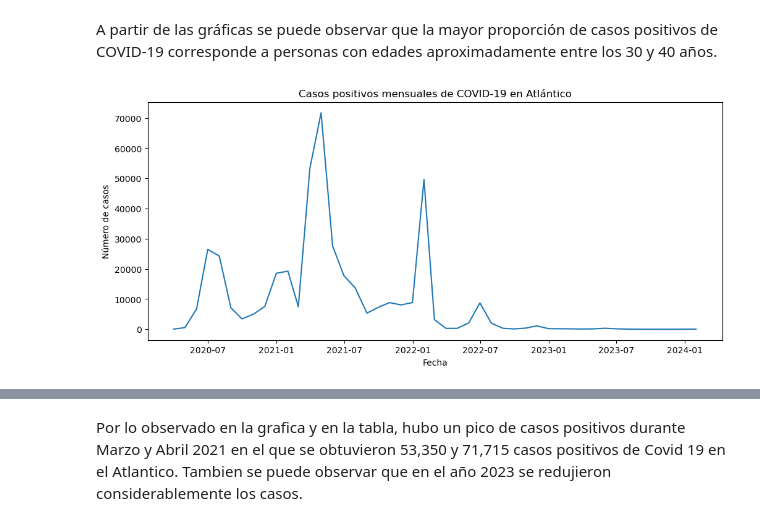
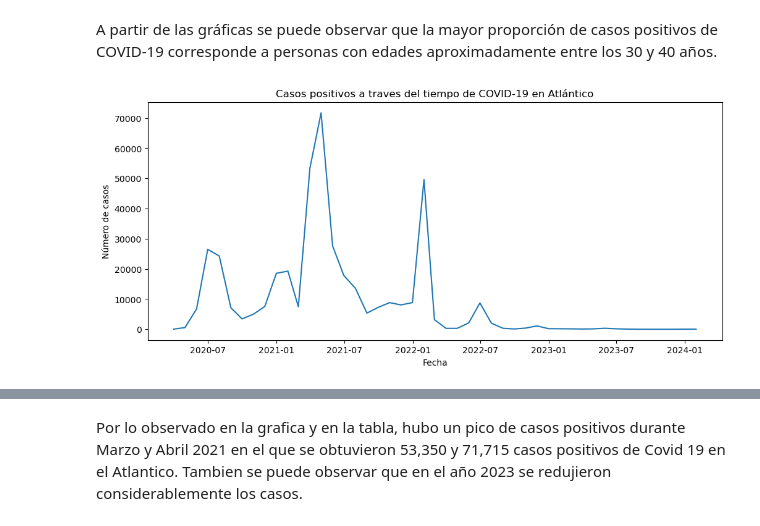
Before and after one commit to JuanesGarciaGomez/EDA-CASOS-POSITIVOS-COVID-19-EN-EL-ATLANTICO, a Jupyter notebook: eda_covid19.ipynb, the cells around one changed output, grey strips where cells are left out. Cells and saved outputs as stored; diff of their text form; code cells hidden in the pictures.

```diff
--- a/eda_covid19.ipynb
+++ b/eda_covid19.ipynb
@@ -165,3 +165,6 @@ df = df.drop(columns=["Codigo ISO del país"])
 Adicionalmente, al analizar los valores faltantes en la variable “Recuperado”, se observa que estos corresponden a registros que presentan una fecha de muerte, lo que indica que se trata de personas fallecidas.
 # %%
 df["Recuperado"] = df["Recuperado"].fillna("Fallecido")
+# %%
+df["Recuperado"] = df["Recuperado"].replace("fallecido", "Fallecido")
+df["Recuperado"].unique()
@@ -167,0 +173,5 @@ df["Recuperado"] = df["Recuperado"].fillna("Fallecido")
+# %%
+df["Nombre municipio"] = df["Nombre municipio"].str.lower().replace({
+    "puerto colombia": "Puerto Colombia",
+})
+df["Nombre municipio"].unique()
@@ -304,18 +321,18 @@ A partir de las gráficas se puede observar que la mayor proporción de casos po
 # %%
 df["Fecha de notificacion"] = pd.to_datetime(df["Fecha de notificacion"])
 fecha_notificaciones = (
     df.set_index("Fecha de notificacion")
       .resample("M")
       .size()
 )
 plt.figure(figsize=(12,5))
 plt.plot(fecha_notificaciones)
-plt.title("Casos positivos mensuales de COVID-19 en Atlántico")
+plt.title("Casos positivos a traves del tiempo de COVID-19 en Atlántico")
 plt.xlabel("Fecha")
 plt.ylabel("Número de casos")
 plt.show()
 # %% [output]
-[figure, old version]
+[figure, new version]
 # %%
 df["Fecha de notificacion"] = pd.to_datetime(df["Fecha de notificacion"])
 
```
Also changed, not shown: parts of 22 cells of this notebook, 1 other file.
